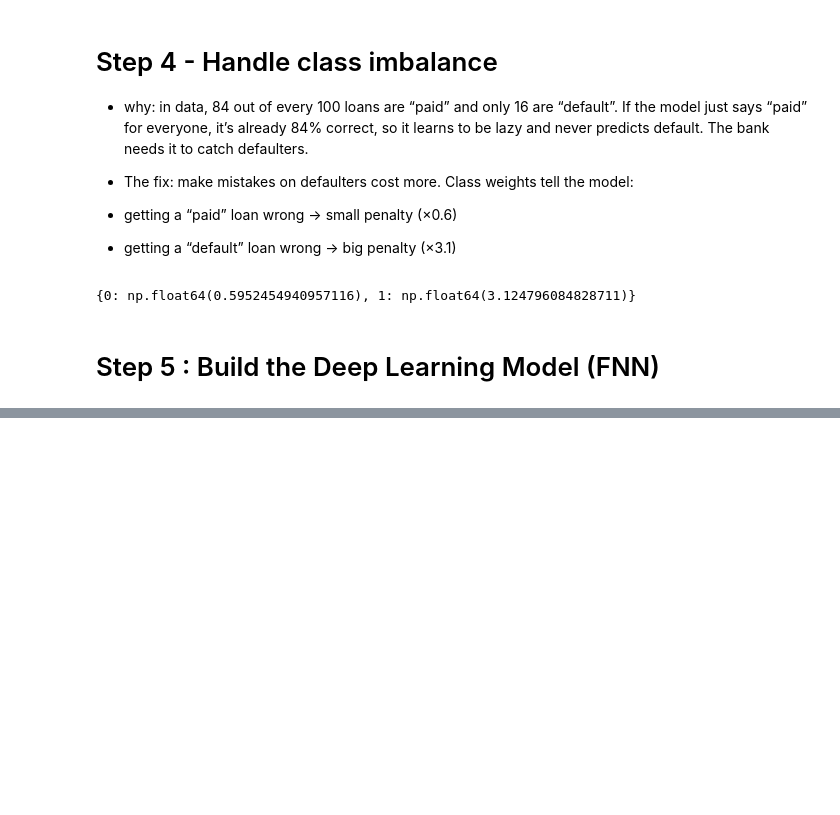
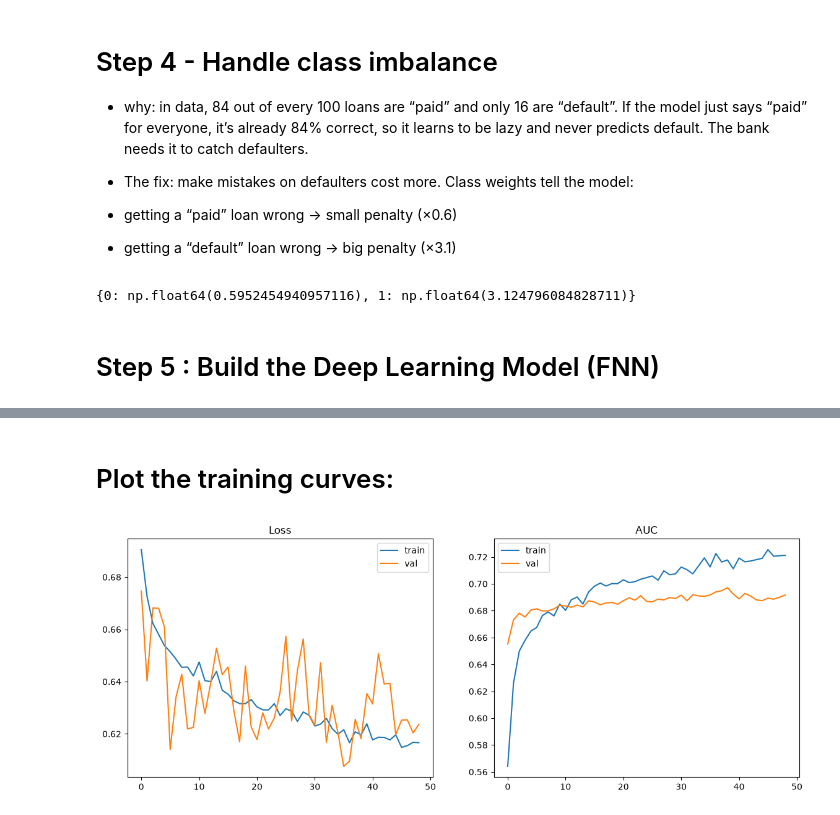
Before and after one commit to Snehil-Raut/Microsoft_AI_Engineering, a Jupyter notebook: deep_learning/Lending_loans/notebook/Lending_loan.ipynb, the cells around one changed output, grey strips where cells are left out. Saved outputs shown, nothing was run; the diff lists cells and outputs as text; code cells hidden in the pictures; blank space fills up the shorter version.

```diff
--- a/deep_learning/Lending_loans/notebook/Lending_loan.ipynb
+++ b/deep_learning/Lending_loans/notebook/Lending_loan.ipynb
@@ -275,0 +358,11 @@ class_weights
+# %% [markdown]
+# Plot the training curves:
+# %%
+fig, ax = plt.subplots(1, 2, figsize=(14, 5))
+ax[0].plot(history.history['loss'], label='train'); ax[0].plot(history.history['val_loss'], label='val')
+ax[0].set_title('Loss'); ax[0].legend()
+ax[1].plot(history.history['auc'], label='train'); ax[1].plot(history.history['val_auc'], label='val')
+ax[1].set_title('AUC'); ax[1].legend()
+plt.show()
+# %% [output]
+[figure, added]
```
Also changed, not shown: parts of 7 cells of this notebook.
